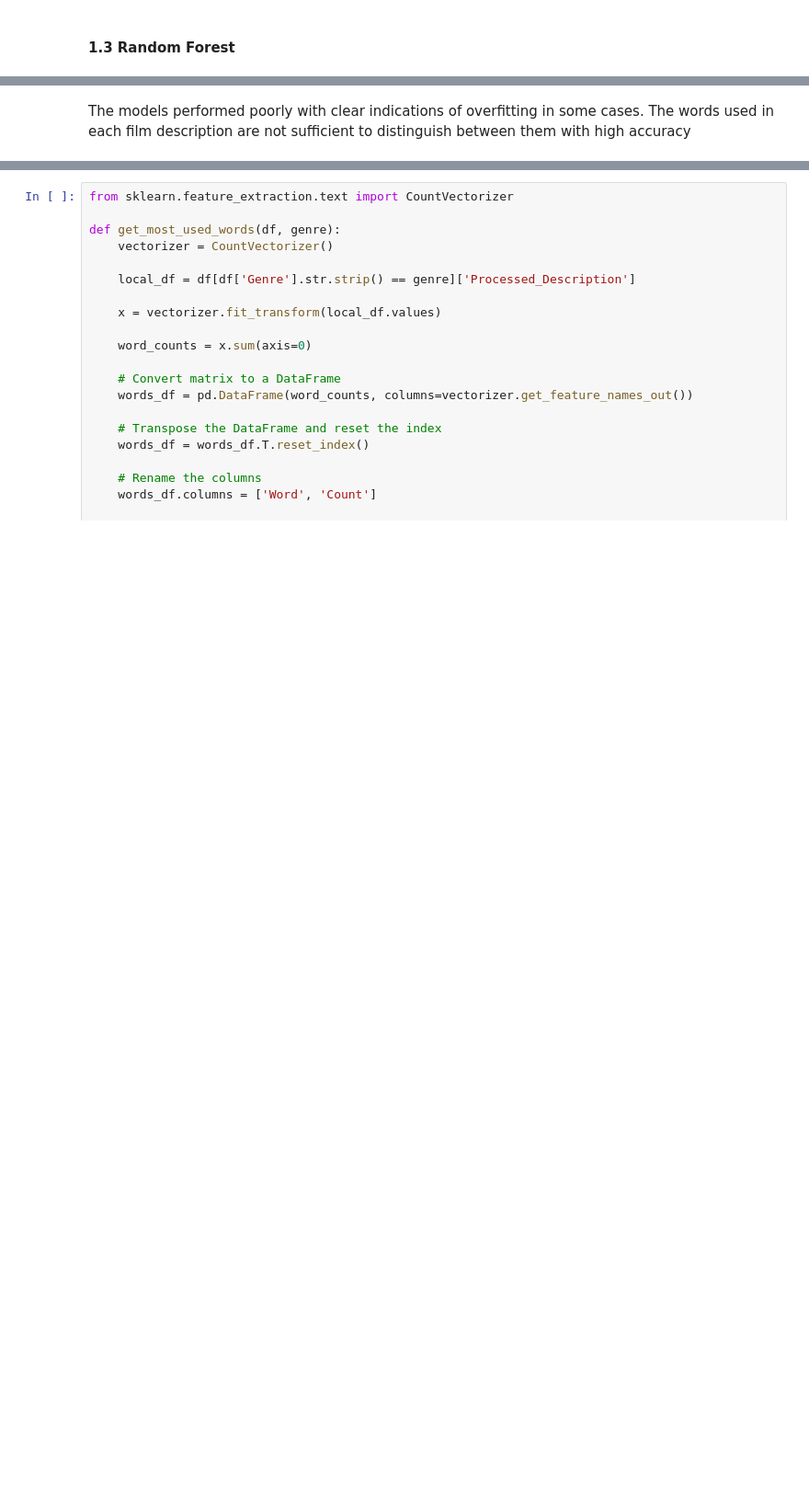
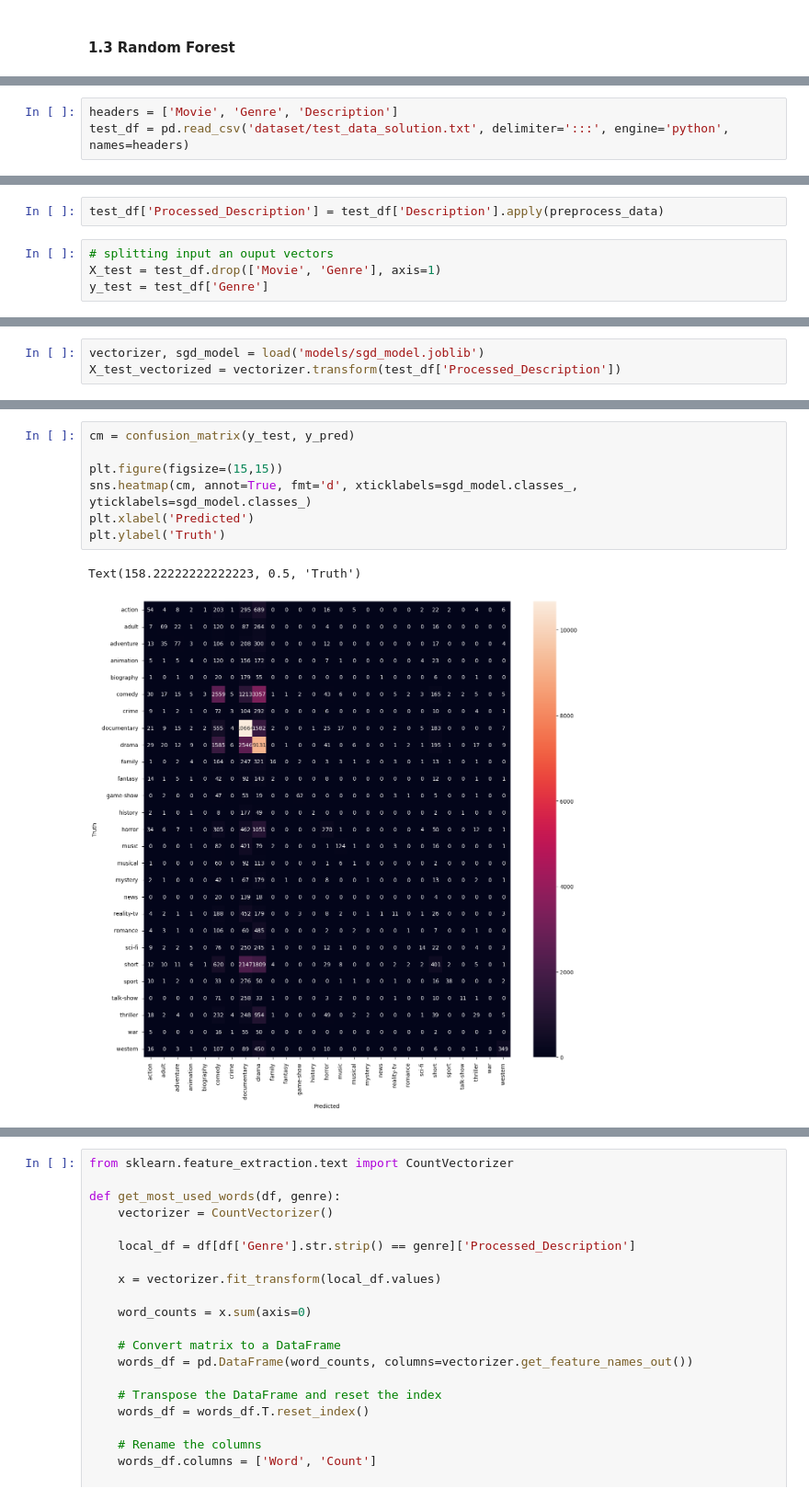
Before and after one commit to TSantosFigueira/CODSOFT, a Jupyter notebook: Movie Genre Classification/genre_classification.ipynb, the cells around one changed output, grey strips where cells are left out. Shown: that part at 92% size. Cells and saved outputs as stored; diff of their text form; blank space fills up the shorter version.

```diff
--- a/Movie Genre Classification/genre_classification.ipynb
+++ b/Movie Genre Classification/genre_classification.ipynb
@@ -322,0 +285,3 @@ forest_model.score(X_train_vectorized, y_train)
+# %%
+headers = ['Movie', 'Genre', 'Description']
+test_df = pd.read_csv('dataset/test_data_solution.txt', delimiter=':::', engine='python', names=headers)
@@ -322,0 +330,6 @@ forest_model.score(X_train_vectorized, y_train)
+# %%
+test_df['Processed_Description'] = test_df['Description'].apply(preprocess_data)
+# %%
+# splitting input an ouput vectors
+X_test = test_df.drop(['Movie', 'Genre'], axis=1)
+y_test = test_df['Genre']
@@ -322,0 +340,3 @@ forest_model.score(X_train_vectorized, y_train)
+# %%
+vectorizer, sgd_model = load('models/sgd_model.joblib')
+X_test_vectorized = vectorizer.transform(test_df['Processed_Description'])
@@ -333,2 +357,10 @@ F1 Score: 0.48021765194134464
-# %% [markdown]
-The models performed poorly with clear indications of overfitting in some cases. The words used in each film description are not sufficient to distinguish between them with high accuracy
+# %%
+cm = confusion_matrix(y_test, y_pred)
+
+plt.figure(figsize=(15,15))
+sns.heatmap(cm, annot=True, fmt='d', xticklabels=sgd_model.classes_, yticklabels=sgd_model.classes_)
+plt.xlabel('Predicted')
+plt.ylabel('Truth')
+# %% [output]
+Text(158.22222222222223, 0.5, 'Truth')
+[figure, added]
```
Also changed, not shown: parts of 44 cells of this notebook, 1 other file.
